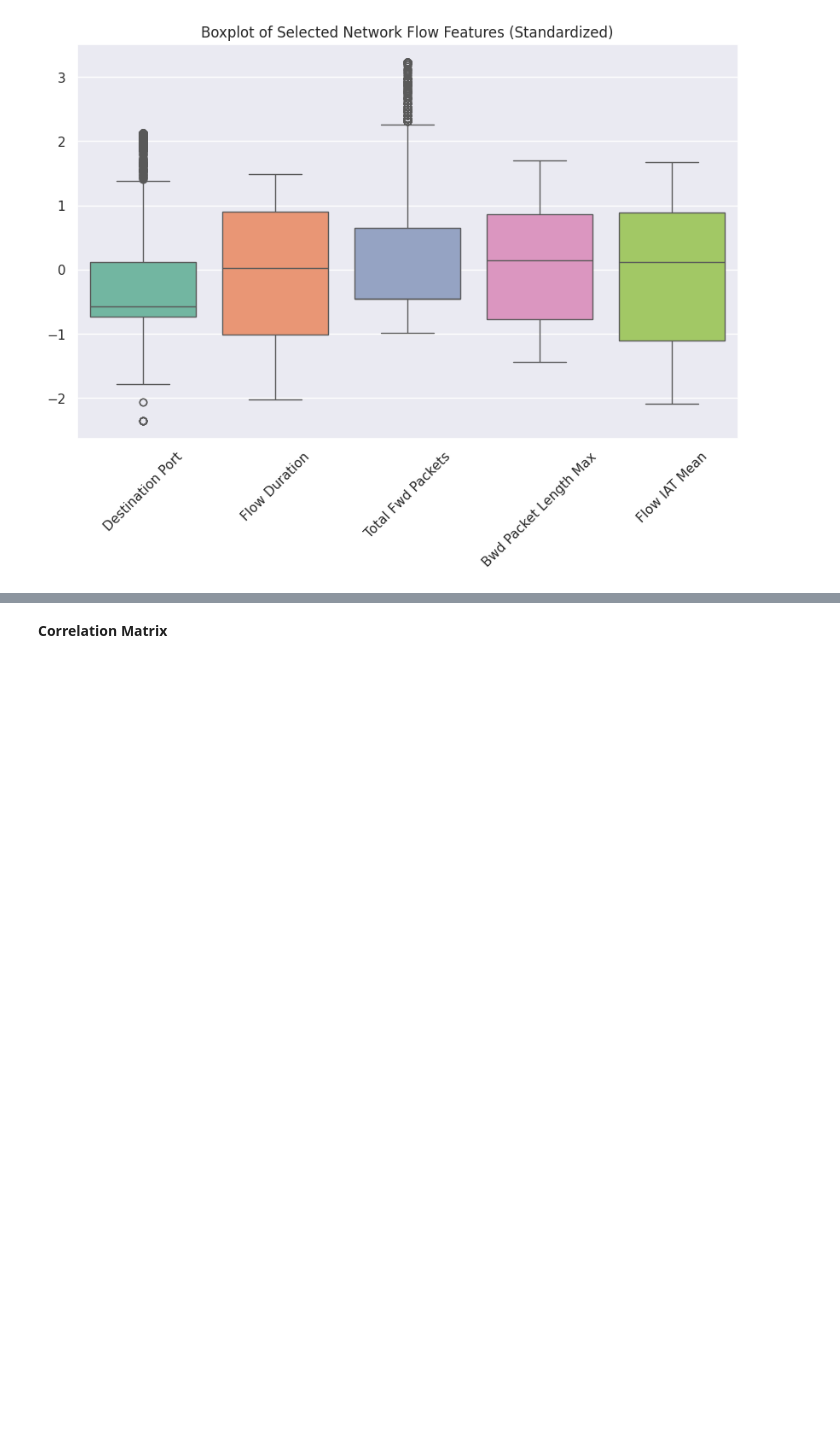
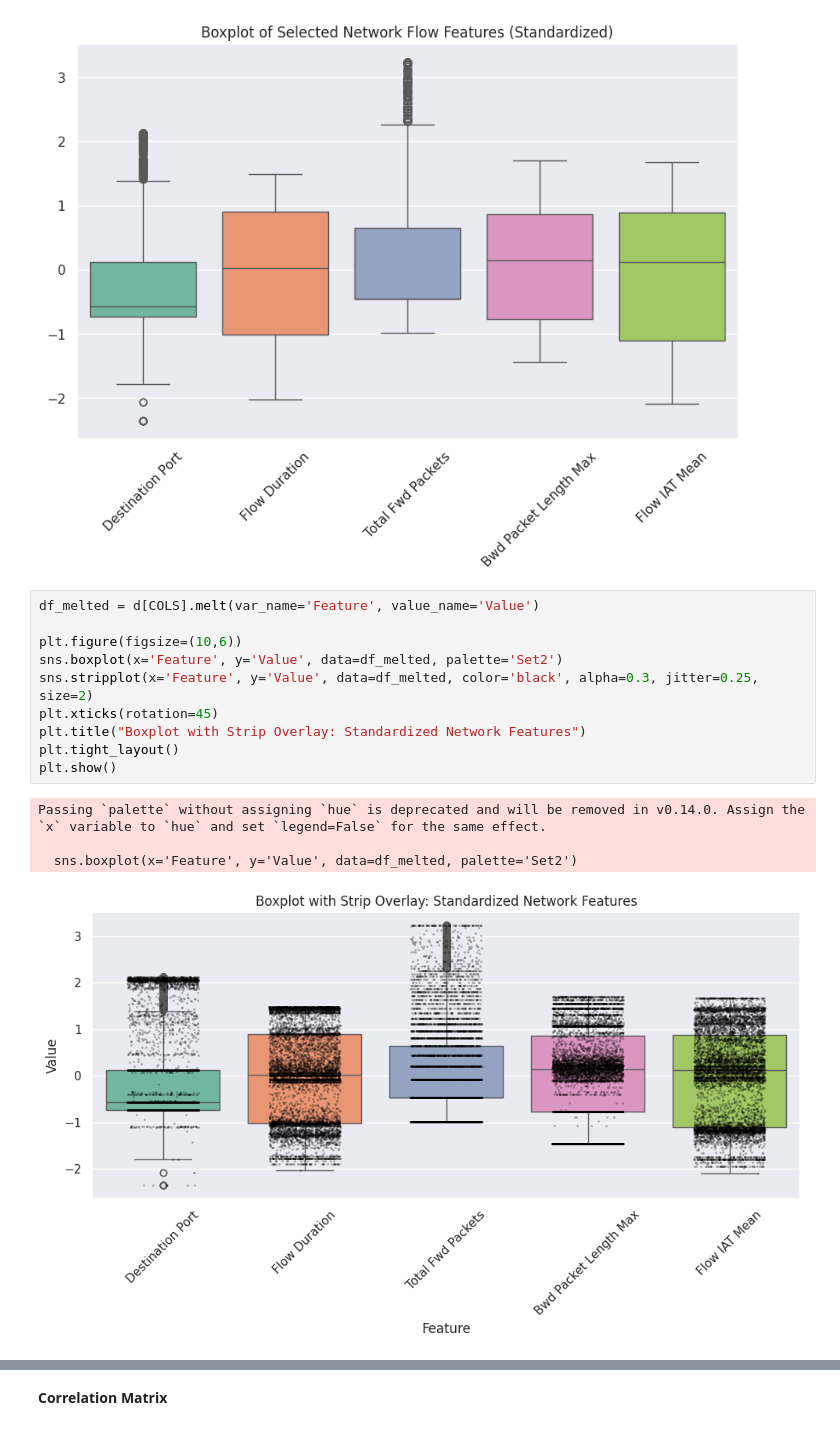
Before and after one commit to Ola-Steeve/INSE6220, a Jupyter notebook: Sample Project Classification with PyCaret.ipynb, the cells around one changed output, grey strips where cells are left out. Cells and saved outputs as stored; diff of their text form; blank space fills up the shorter version.

```diff
--- a/Sample Project Classification with PyCaret.ipynb
+++ b/Sample Project Classification with PyCaret.ipynb
@@ -306,6 +306,21 @@ plt.title("Boxplot of Selected Network Flow Features (Standardized)")
 plt.show()
 # %% [output]
 [figure]
+# %%
+df_melted = d[COLS].melt(var_name='Feature', value_name='Value')
+
+plt.figure(figsize=(10,6))
+sns.boxplot(x='Feature', y='Value', data=df_melted, palette='Set2')
+sns.stripplot(x='Feature', y='Value', data=df_melted, color='black', alpha=0.3, jitter=0.25, size=2)
+plt.xticks(rotation=45)
+plt.title("Boxplot with Strip Overlay: Standardized Network Features")
+plt.tight_layout()
+plt.show()
+# %% [output]
+Passing `palette` without assigning `hue` is deprecated and will be removed in v0.14.0. Assign the `x` variable to `hue` and set `legend=False` for the same effect.
+
+  sns.boxplot(x='Feature', y='Value', data=df_melted, palette='Set2')
+[figure, added]
 # %%
 # Use swarmplot() or stripplot to show the datapoints on top of the boxes:
 #plt. figure()
```
Also changed, not shown: parts of 27 cells of this notebook.
